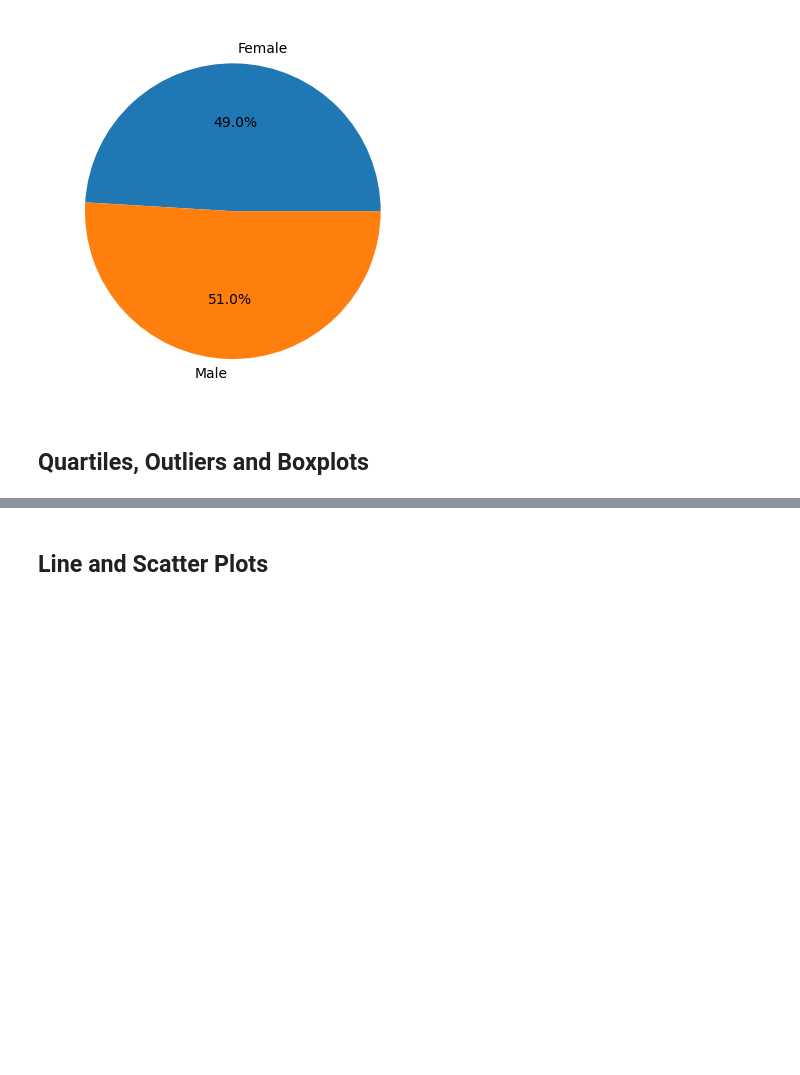
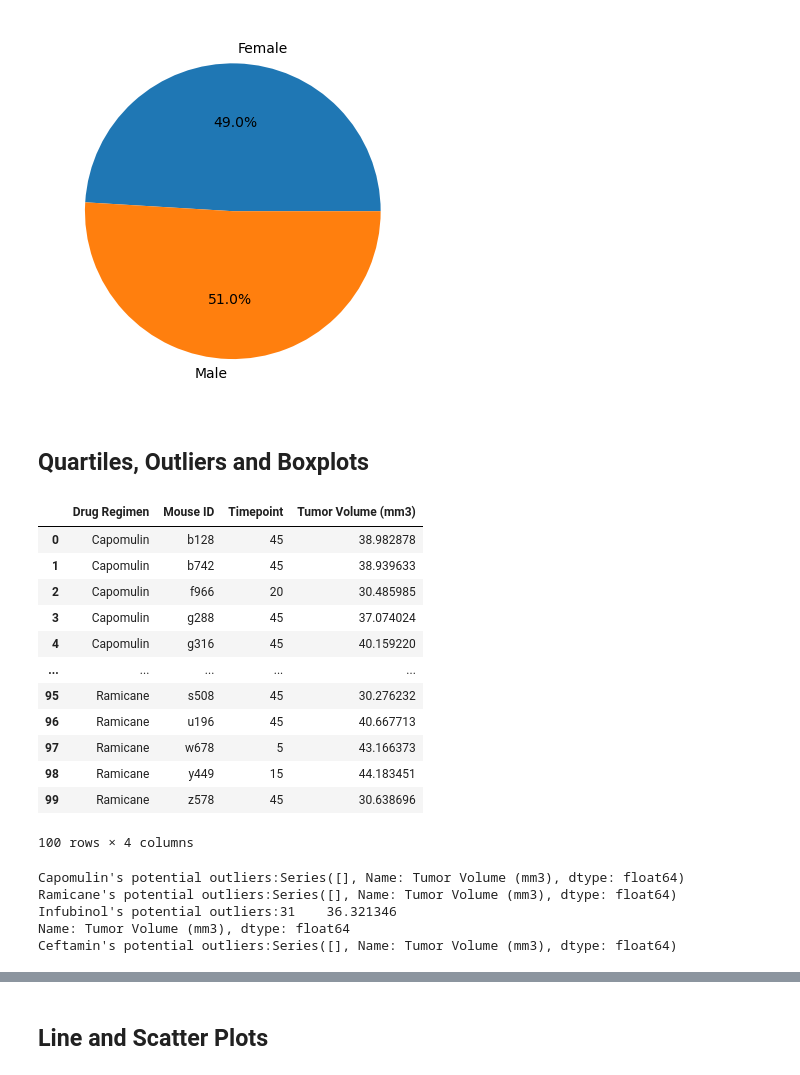
Before and after one commit to jnnfrwht14/Module_5Pyplot, a Jupyter notebook: pymaceuticals_starter_JWhite - Copy.ipynb, the cells around one changed output, grey strips where cells are left out. Saved outputs shown, nothing was run; the diff lists cells and outputs as text; code cells hidden in the pictures; blank space fills up the shorter version.

```diff
--- a/pymaceuticals_starter_JWhite - Copy.ipynb
+++ b/pymaceuticals_starter_JWhite - Copy.ipynb
@@ -203,8 +203,33 @@ plt.pie(data, labels = data.index, autopct="%1.1f%%");
 # %%
 # Calculate the final tumor volume of each mouse across four of the treatment regimens:
 # Capomulin, Ramicane, Infubinol, and Ceftamin
+four_drugs = mouse_study_sanitized.loc[(mouse_study_sanitized["Drug Regimen"] == "Capomulin") |
+                                        (mouse_study_sanitized["Drug Regimen"] == "Ramicane") |
+                                        (mouse_study_sanitized["Drug Regimen"] == "Infubinol") |
+                                        (mouse_study_sanitized["Drug Regimen"] == "Ceftamin"),
+                                        ["Mouse ID", "Drug Regimen", "Timepoint", "Tumor Volume (mm3)"]
+                                        ]
 
+four_drugs
 # Start by getting the last (greatest) timepoint for each mouse
-
+last_timepoint = four_drugs.groupby(["Drug Regimen", "Mouse ID"])["Timepoint"].max().reset_index()
+last_timepoint
 
 # Merge this group df with the original DataFrame to get the tumor volume at the last timepoint
+tumor_vol = last_timepoint.merge(mouse_study_sanitized[["Mouse ID", "Timepoint", "Tumor Volume (mm3)"]],
+                                   on = ["Mouse ID", "Timepoint"], how = "left")
+tumor_vol
+# %% [output]
+|  | Drug Regimen | Mouse ID | Timepoint | Tumor Volume (mm3) |
+| 0 | Capomulin | b128 | 45 | 38.982878 |
+| 1 | Capomulin | b742 | 45 | 38.939633 |
+| 2 | Capomulin | f966 | 20 | 30.485985 |
+| 3 | Capomulin | g288 | 45 | 37.074024 |
+| 4 | Capomulin | g316 | 45 | 40.159220 |
+| ... | ... | ... | ... | ... |
+| 95 | Ramicane | s508 | 45 | 30.276232 |
+| 96 | Ramicane | u196 | 45 | 40.667713 |
+| 97 | Ramicane | w678 | 5 | 43.166373 |
+| 98 | Ramicane | y449 | 15 | 44.183451 |
+| 99 | Ramicane | z578 | 45 | 30.638696 |
+100 rows × 4 columns
@@ -228,2 +236,37 @@ plt.pie(data, labels = data.index, autopct="%1.1f%%");
+# %%
+# Put treatments into a list for for loop (and later for plot labels)
+mouse_outlier = mouse_study_results.groupby(["Mouse ID"]).max()
+mouse_outlier_reset = mouse_outlier.reset_index()
+
+# Merging this group df with the original DataFrame to get the tumor volume at the last timepoint
+mouse_timepoint_merged_df = mouse_outlier_reset[["Mouse ID","Timepoint"]].\
+    merge(tumor_vol,on =["Mouse ID","Timepoint"],how ="left")
+
+# Putting treatments into a list for for loop (and later for plot labels)
+def outliers(regimen):
+    regimen_data = mouse_timepoint_merged_df.loc[mouse_timepoint_merged_df["Drug Regimen"] == regimen]["Tumor Volume (mm3)"]
+
+    quartiles = regimen_data.quantile([.25,.5,.75])
+    lowerq = quartiles[0.25]
+    upperq = quartiles[0.75]
+    iqr = upperq - lowerq
+    lower_bound = lowerq - (1.5 * iqr)
+    upper_bound = upperq + (1.5 * iqr)
+
+# Determining outliers using upper and lower bounds
+    outliers = regimen_data.loc[(regimen_data < lower_bound) | (regimen_data > upper_bound)]
+    print(f"{regimen}'s potential outliers:{outliers}")
+    return regimen_data
+
+capomulin = outliers("Capomulin")
+ramicane = outliers("Ramicane")
+infubinol = outliers("Infubinol")
+ceftamin = outliers("Ceftamin")
+# %% [output]
+Capomulin's potential outliers:Series([], Name: Tumor Volume (mm3), dtype: float64)
+Ramicane's potential outliers:Series([], Name: Tumor Volume (mm3), dtype: float64)
+Infubinol's potential outliers:31    36.321346
+Name: Tumor Volume (mm3), dtype: float64
+Ceftamin's potential outliers:Series([], Name: Tumor Volume (mm3), dtype: float64)
 # %%
 # Generate a box plot that shows the distrubution of the tumor volume for each treatment group.
```
Also changed, not shown: parts of 4 cells of this notebook.
